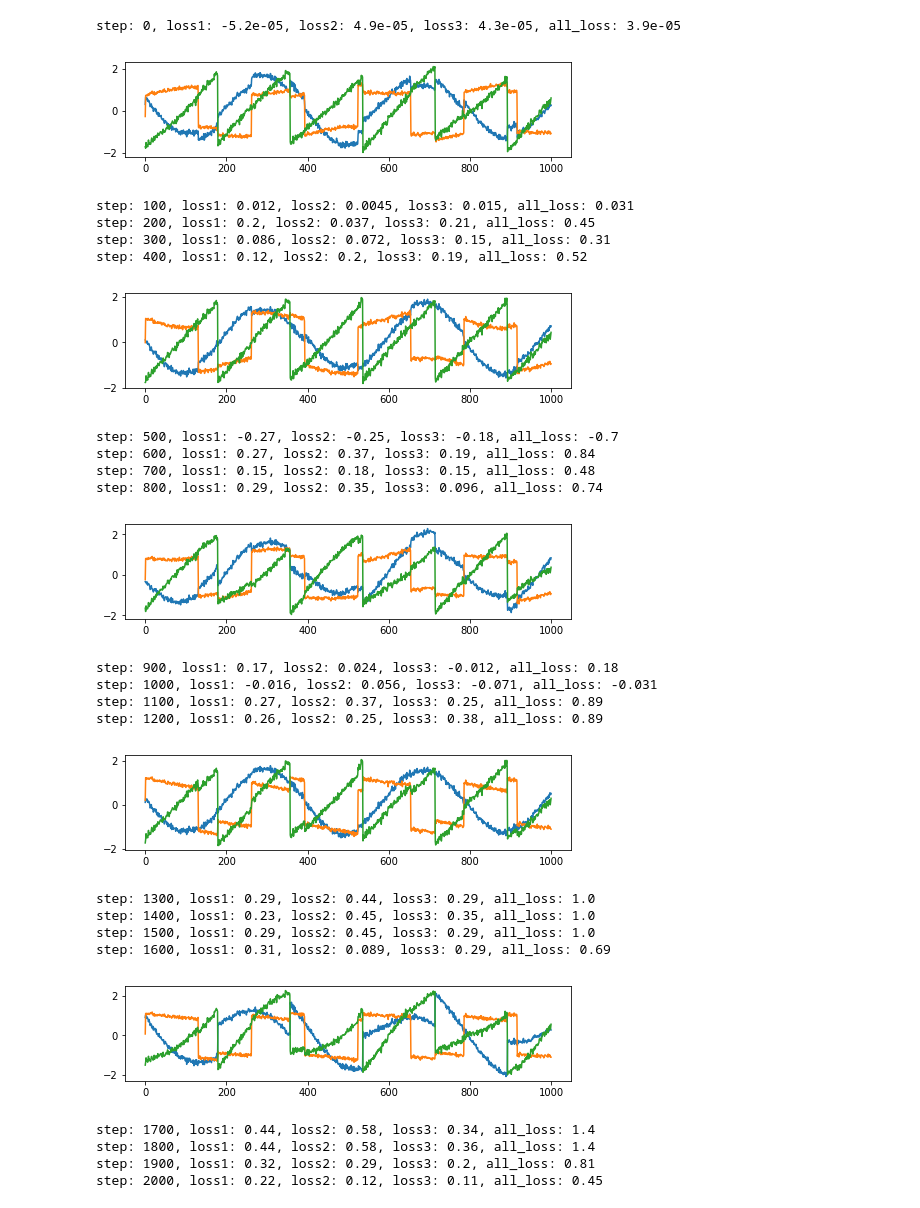
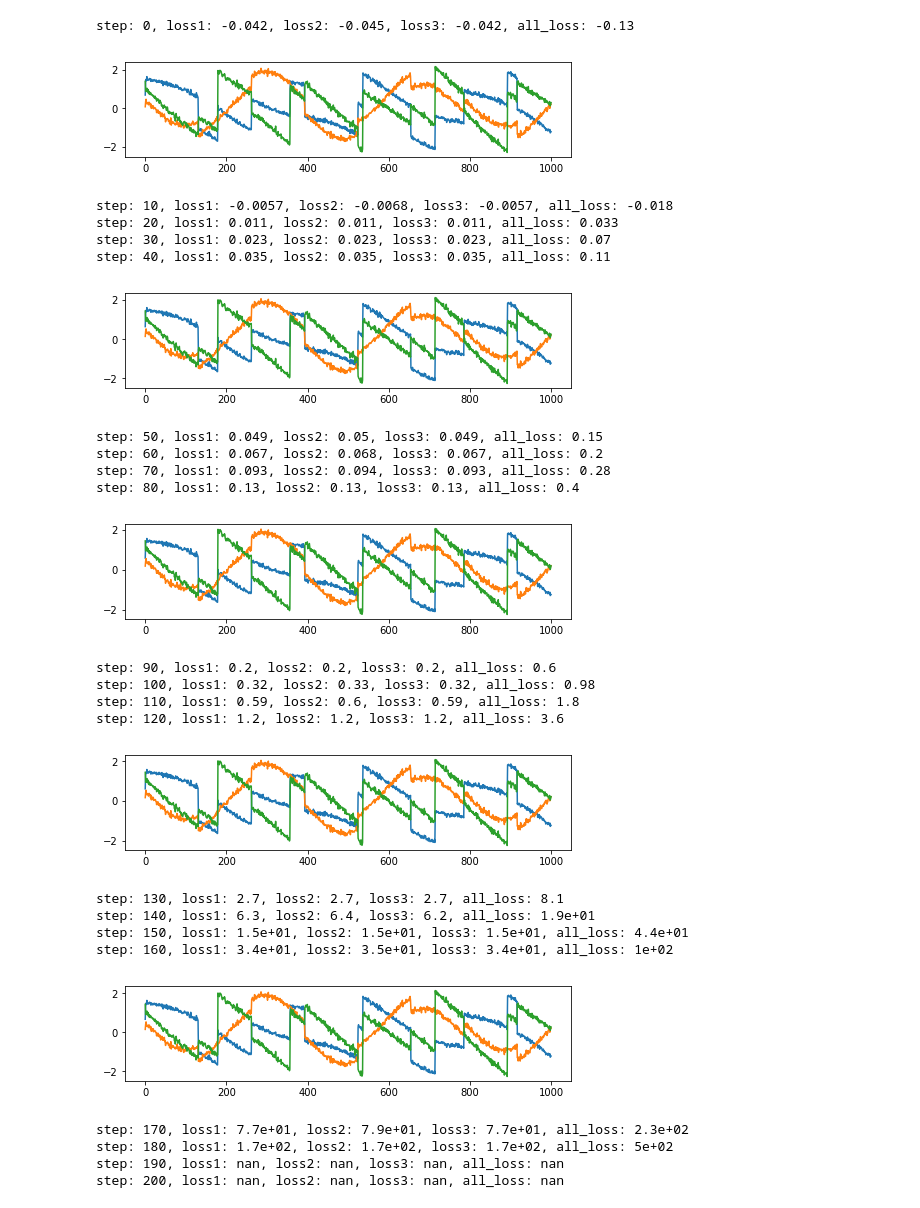
Before and after one commit to wiskott-lab/gradient-based-ica-GrICA, a Jupyter notebook: bss3-regularization-merge.ipynb, the cells around one changed output. Cells and saved outputs as stored; diff of their text form; code cells hidden in the pictures.

```diff
--- a/bss3-regularization-merge.ipynb
+++ b/bss3-regularization-merge.ipynb
@@ -10,12 +12,12 @@ N = 1000
 
 encoding_x = tf.placeholder("float", [N,3])
 
-Wx  = tf.Variable(tf.random_normal(stddev=0.1,shape=[3, n_out]))
-b0   = tf.Variable(tf.constant(0.1,shape=[n_out]))
+with tf.name_scope("encoder"):
+    dense0 = tf.keras.layers.Dense(n_out)(encoding_x)
+encoder_var_list = tf.get_collection(tf.GraphKeys.GLOBAL_VARIABLES, scope='encoder')
 
-dense0 = tf.matmul(encoding_x, Wx) + b0
-dense = alt_power_whitening(dense0, 3, 50)[0]
+dense = alt_power_whitening(dense0, n_out, 50)[0]
 # %%
 n_hidden = 32
 
-y1, y2, y3 = tf.split(dense, 3, axis=1)
+y1, y2, y3 = tf.split(dense, n_out, axis=1)
@@ -96,17 +84,16 @@ estimator_loss = -(loss1+loss2+loss3)
 total_encoder_loss = loss1+loss2+loss3
 encoder_lr = 0.005
 
-train_encoders = tf.train.AdamOptimizer(encoder_lr).minimize(total_encoder_loss, var_list=[Wx, b0])
-estimator_vars = [Wx1,  b1,  Wx2,  b2,  Wx3,  b3,  Wx4,  b4,  Wx5,  b5,  Wx6,  b6, Wx7, b7]
+train_encoders = tf.train.AdamOptimizer(encoder_lr).minimize(total_encoder_loss, var_list=encoder_var_list)
 
-regularizer = tf.contrib.layers.l2_regularizer(scale=0.001)
+regularizer = tf.contrib.layers.l2_regularizer(scale=0.1)
 
-for var in estimator_vars:
+for var in estimator_var_list:
     tf.add_to_collection(tf.GraphKeys.REGULARIZATION_LOSSES, var)
 reg_variables = tf.get_collection(tf.GraphKeys.REGULARIZATION_LOSSES)
 reg_term = tf.contrib.layers.apply_regularization(regularizer, reg_variables)
 estimator_loss += reg_term
-train_estimators =  tf.contrib.opt.NadamOptimizer(0.005).minimize(estimator_loss, var_list=estimator_vars)
+train_estimators =  tf.contrib.opt.NadamOptimizer(0.0005).minimize(estimator_loss, var_list=estimator_var_list)
 # %%
 %matplotlib inline
 import matplotlib.pyplot as plt
@@ -152,49 +139,49 @@ shuffled_x = np.array(X)
 # %%
 from random import shuffle
 init = tf.global_variables_initializer()
 with tf.Session() as sess:
     sess.run(init)
     for i in range(4001):
         np.random.shuffle(shuffled_x)
         current_loss1, current_loss2, current_loss3, _ = sess.run([loss1,
-                                                    loss2, loss3, train_estimators], feed_dict={encoding_x:X})
+                                                    loss2, loss3, train_estimators], feed_dict={encoding_x:shuffled_x})
 
         if i % 7   is 0:
-            _ = sess.run(train_encoders, feed_dict={encoding_x:X})
+            _ = sess.run(train_encoders, feed_dict={encoding_x:shuffled_x})
 
-        if i % 100 is 0:
+        if i % 10 is 0:
             print("step: {}, loss1: {:.2}, loss2: {:.2}, loss3: {:.2}, all_loss: {:.2}".format(i,
                                 current_loss1, current_loss2, current_loss3, current_loss1+current_loss2+current_loss3))
-        if i % 400 is 0:
+        if i % 40 is 0:
             plt.figure(figsize=(8, 8))
             plt.subplot(4, 1, 1)
             encoding = sess.run(dense, feed_dict={encoding_x:X})
             plt.plot(encoding)
             plt.show()
 # %% [output]
-step: 0, loss1: -5.2e-05, loss2: 4.9e-05, loss3: 4.3e-05, all_loss: 3.9e-05
+step: 0, loss1: -0.042, loss2: -0.045, loss3: -0.042, all_loss: -0.13
-[figure, old version]
+[figure, new version]
-step: 100, loss1: 0.012, loss2: 0.0045, loss3: 0.015, all_loss: 0.031
-step: 200, loss1: 0.2, loss2: 0.037, loss3: 0.21, all_loss: 0.45
-step: 300, loss1: 0.086, loss2: 0.072, loss3: 0.15, all_loss: 0.31
-step: 400, loss1: 0.12, loss2: 0.2, loss3: 0.19, all_loss: 0.52
+step: 10, loss1: -0.0057, loss2: -0.0068, loss3: -0.0057, all_loss: -0.018
+step: 20, loss1: 0.011, loss2: 0.011, loss3: 0.011, all_loss: 0.033
+step: 30, loss1: 0.023, loss2: 0.023, loss3: 0.023, all_loss: 0.07
+step: 40, loss1: 0.035, loss2: 0.035, loss3: 0.035, all_loss: 0.11
-[figure, old version]
+[figure, new version]
-step: 500, loss1: -0.27, loss2: -0.25, loss3: -0.18, all_loss: -0.7
-step: 600, loss1: 0.27, loss2: 0.37, loss3: 0.19, all_loss: 0.84
-step: 700, loss1: 0.15, loss2: 0.18, loss3: 0.15, all_loss: 0.48
-step: 800, loss1: 0.29, loss2: 0.35, loss3: 0.096, all_loss: 0.74
+step: 50, loss1: 0.049, loss2: 0.05, loss3: 0.049, all_loss: 0.15
+step: 60, loss1: 0.067, loss2: 0.068, loss3: 0.067, all_loss: 0.2
+step: 70, loss1: 0.093, loss2: 0.094, loss3: 0.093, all_loss: 0.28
+step: 80, loss1: 0.13, loss2: 0.13, loss3: 0.13, all_loss: 0.4
-[figure, old version]
+[figure, new version]
-step: 900, loss1: 0.17, loss2: 0.024, loss3: -0.012, all_loss: 0.18
-step: 1000, loss1: -0.016, loss2: 0.056, loss3: -0.071, all_loss: -0.031
-step: 1100, loss1: 0.27, loss2: 0.37, loss3: 0.25, all_loss: 0.89
-step: 1200, loss1: 0.26, loss2: 0.25, loss3: 0.38, all_loss: 0.89
+step: 90, loss1: 0.2, loss2: 0.2, loss3: 0.2, all_loss: 0.6
+step: 100, loss1: 0.32, loss2: 0.33, loss3: 0.32, all_loss: 0.98
+step: 110, loss1: 0.59, loss2: 0.6, loss3: 0.59, all_loss: 1.8
+step: 120, loss1: 1.2, loss2: 1.2, loss3: 1.2, all_loss: 3.6
-[figure, old version]
+[figure, new version]
-step: 1300, loss1: 0.29, loss2: 0.44, loss3: 0.29, all_loss: 1.0
-step: 1400, loss1: 0.23, loss2: 0.45, loss3: 0.35, all_loss: 1.0
-step: 1500, loss1: 0.29, loss2: 0.45, loss3: 0.29, all_loss: 1.0
-step: 1600, loss1: 0.31, loss2: 0.089, loss3: 0.29, all_loss: 0.69
+step: 130, loss1: 2.7, loss2: 2.7, loss3: 2.7, all_loss: 8.1
+step: 140, loss1: 6.3, loss2: 6.4, loss3: 6.2, all_loss: 1.9e+01
+step: 150, loss1: 1.5e+01, loss2: 1.5e+01, loss3: 1.5e+01, all_loss: 4.4e+01
+step: 160, loss1: 3.4e+01, loss2: 3.5e+01, loss3: 3.4e+01, all_loss: 1e+02
-[figure, old version]
+[figure, new version]
-step: 1700, loss1: 0.44, loss2: 0.58, loss3: 0.34, all_loss: 1.4
-step: 1800, loss1: 0.44, loss2: 0.58, loss3: 0.36, all_loss: 1.4
-step: 1900, loss1: 0.32, loss2: 0.29, loss3: 0.2, all_loss: 0.81
-step: 2000, loss1: 0.22, loss2: 0.12, loss3: 0.11, all_loss: 0.45
+step: 170, loss1: 7.7e+01, loss2: 7.9e+01, loss3: 7.7e+01, all_loss: 2.3e+02
+step: 180, loss1: 1.7e+02, loss2: 1.7e+02, loss3: 1.7e+02, all_loss: 5e+02
+step: 190, loss1: nan, loss2: nan, loss3: nan, all_loss: nan
+step: 200, loss1: nan, loss2: nan, loss3: nan, all_loss: nan
```
Also changed, not shown: parts of 7 cells of this notebook.
